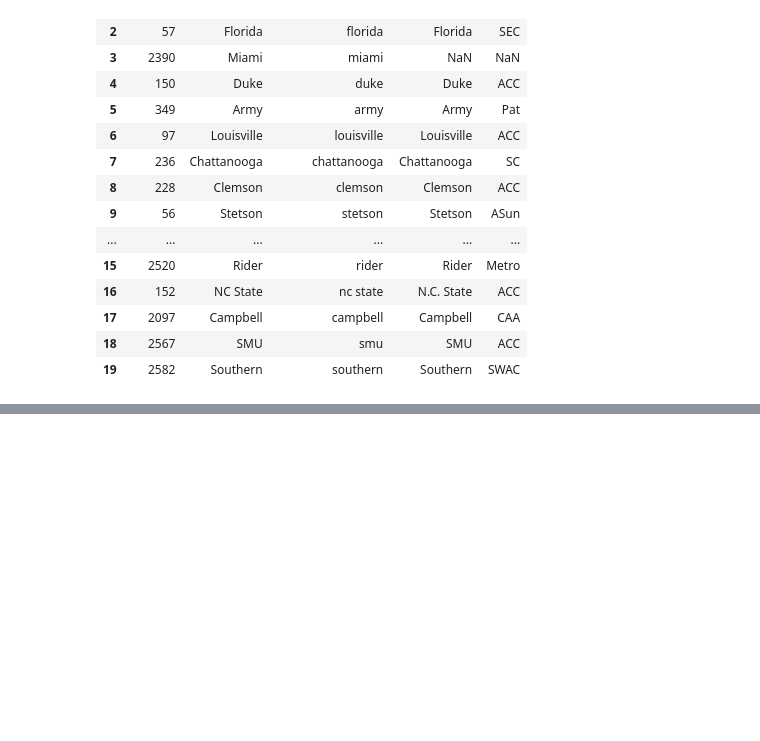
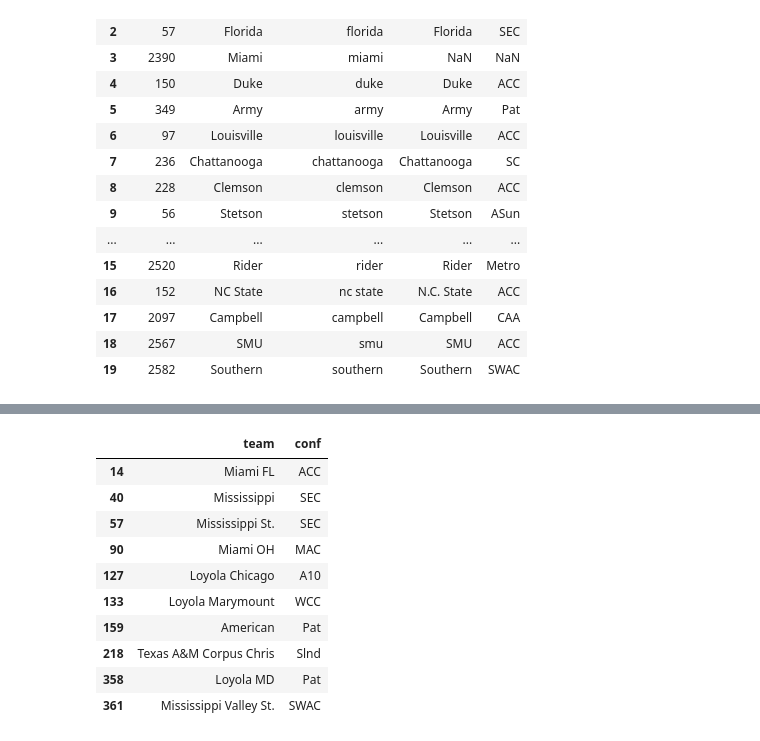
Before and after one commit to ekee7/acc_reality_check, a Jupyter notebook: ACC_Reality_Check.ipynb, the cells around one changed output, grey strips where cells are left out. Cells and saved outputs as stored; diff of their text form; code cells hidden in the pictures; blank space fills up the shorter version.

Commit message:
applying manual corrections

```diff
--- a/ACC_Reality_Check.ipynb
+++ b/ACC_Reality_Check.ipynb
@@ -545,0 +571,23 @@ display(df_crosswalk.head(20))
+# %%
+#finding the correct Torvik names for unmatched teams
+display(
+    df_torvik[
+        df_torvik["team"].str.contains(
+            "Miami|Adams|American|Corpus|Loyola|Mississippi|Ole Miss",
+            case=False,
+            na=False
+        )
+    ][["team", "conf"]]
+)
+# %% [output]
+|  | team | conf |
+| 14 | Miami FL | ACC |
+| 40 | Mississippi | SEC |
+| 57 | Mississippi St. | SEC |
+| 90 | Miami OH | MAC |
+| 127 | Loyola Chicago | A10 |
+| 133 | Loyola Marymount | WCC |
+| 159 | American | Pat |
+| 218 | Texas A&M Corpus Chris | Slnd |
+| 358 | Loyola MD | Pat |
+| 361 | Mississippi Valley St. | SWAC |
```
Also changed, not shown: parts of 2 cells of this notebook.
